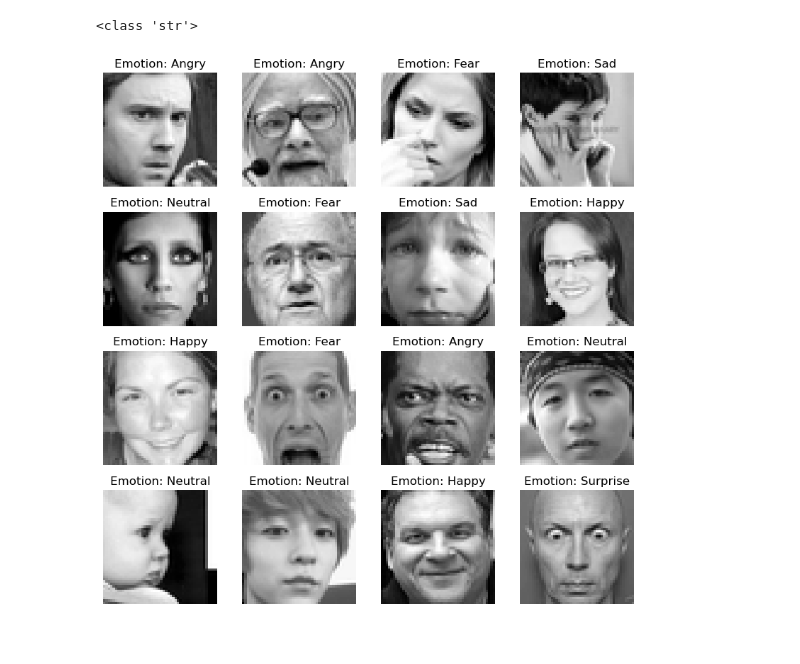
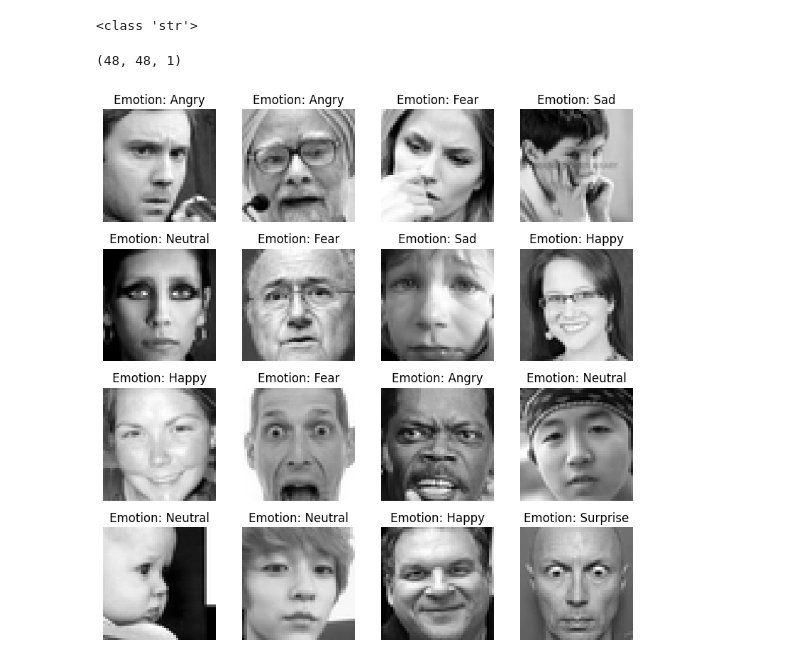
Before and after one commit to julietlawton/emotion-recognition, a Jupyter notebook: project.ipynb, the cells around one changed output. Saved outputs shown, nothing was run; the diff lists cells and outputs as text; code cells hidden in the pictures.

Commit message:
Added conversion from dataframe to tensorflow dataset and venv reqs

```diff
--- a/project.ipynb
+++ b/project.ipynb
@@ -5,7 +6,7 @@ import matplotlib.pyplot as plt
 # %%
 # Read in dataset and examine its attributes
-fer_dataset = pd.read_csv('fer2013/fer2013.csv')
-fer_dataset.info()
+fer_df = pd.read_csv('fer2013/fer2013.csv')
+fer_df.info()
 # %% [output]
 <class 'pandas.core.frame.DataFrame'>
 RangeIndex: 35887 entries, 0 to 35886
@@ -19,7 +20,7 @@ dtypes: int64(1), object(2)
 memory usage: 841.2+ KB
 # %%
 # Drop the usage column because we don't need it
-fer_dataset.drop(['Usage'], axis=1, inplace=True)
+fer_df.drop(['Usage'], axis=1, inplace=True)
 # %%
 # Map the emotion integer encoding to labels
 # 0=Angry, 1=Disgust, 2=Fear, 3=Happy, 4=Sad, 5=Surprise, 6=Neutral
@@ -56,20 +58,26 @@ print(type(fer_dataset['pixels'].iloc[0]))
 # %% [output]
 <class 'str'>
 # %%
-# Convert pixel strings to numpy arrays
-fer_dataset['pixels'] = fer_dataset['pixels'].apply(lambda img: np.array(img.split(' ')).reshape(48, 48).astype('float32'))
+# Convert pixel strings to numpy arrays and normalize
+fer_df['pixels'] = fer_df['pixels'].apply(lambda img: np.array(img.split(' ')).reshape(48, 48).astype('float32')/255.0)
+# %%
+# Reshape the images to make the single color channel explicit for conversion to dataset later
+fer_df['pixels'] = fer_df['pixels'].apply(lambda img: img.reshape(48, 48, 1))
+print(fer_df['pixels'].iloc[0].shape)
+# %% [output]
+(48, 48, 1)
 # %%
 # Display the first few images in grayscale
 fig = plt.figure(figsize=(8,8))
 for i in range(16):
-    img = fer_dataset['pixels'].iloc[i]
-    emotion = emotion_mapping[fer_dataset['emotion'].iloc[i]]
+    img = fer_df['pixels'].iloc[i]
+    emotion = emotion_mapping[fer_df['emotion'].iloc[i]]
     plt.subplot(4,4,i+1)
     plt.imshow(img, cmap='gray')
     plt.title(f"Emotion: {emotion}")
     plt.axis('off')
 
 fig.tight_layout()
 plt.show()
 # %% [output]
-[figure, old version]
+[figure, new version]
```
Also changed, not shown: parts of 5 cells of this notebook, 1 other file.
